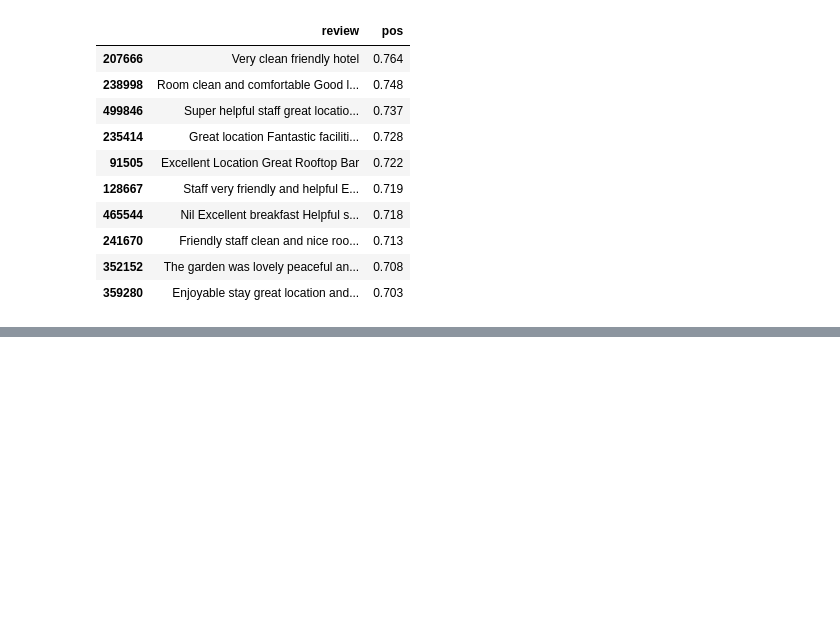
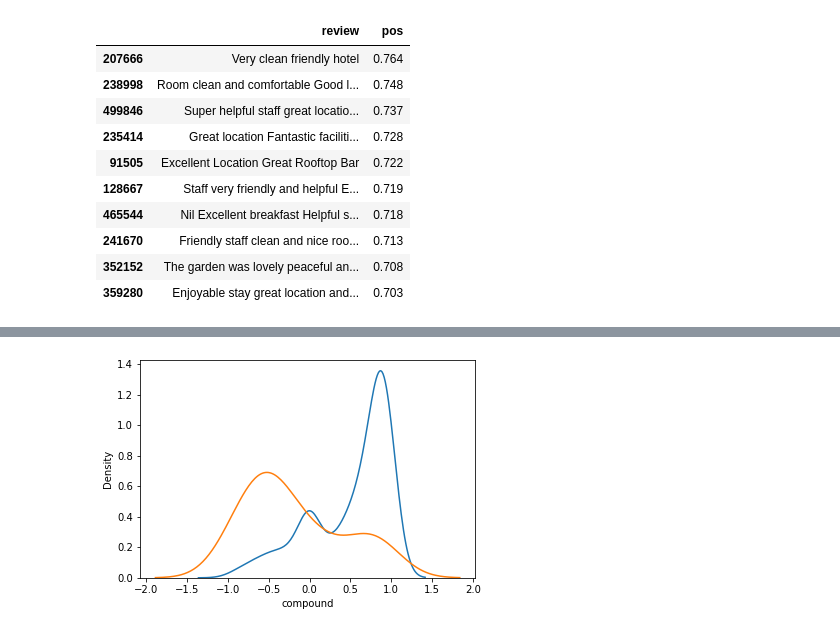
Before and after one commit to ArvindRajen/Conceptual_Analysis, a Jupyter notebook: Hotel_Reviews_EDA.ipynb, the cells around one changed output, grey strips where cells are left out. Cells and saved outputs as stored; diff of their text form; code cells hidden in the pictures; blank space fills up the shorter version.

```diff
--- a/Hotel_Reviews_EDA.ipynb
+++ b/Hotel_Reviews_EDA.ipynb
@@ -541,0 +554,16 @@ reviews_df[reviews_df["nb_words"] >= 5].sort_values("neg", ascending = False)[["
+# %%
+# plot sentiment distribution for positive and negative reviews
+
+import seaborn as sns
+
+for x in [0, 1]:
+    subset = reviews_df[reviews_df['is_bad_review'] == x]
+
+    # Draw the density plot
+    if x == 0:
+        label = "Good reviews"
+    else:
+        label = "Bad reviews"
+    sns.distplot(subset['compound'], hist = False, label = label)
+# %% [output]
+[figure, added]
```
Also changed, not shown: parts of 4 cells of this notebook.
